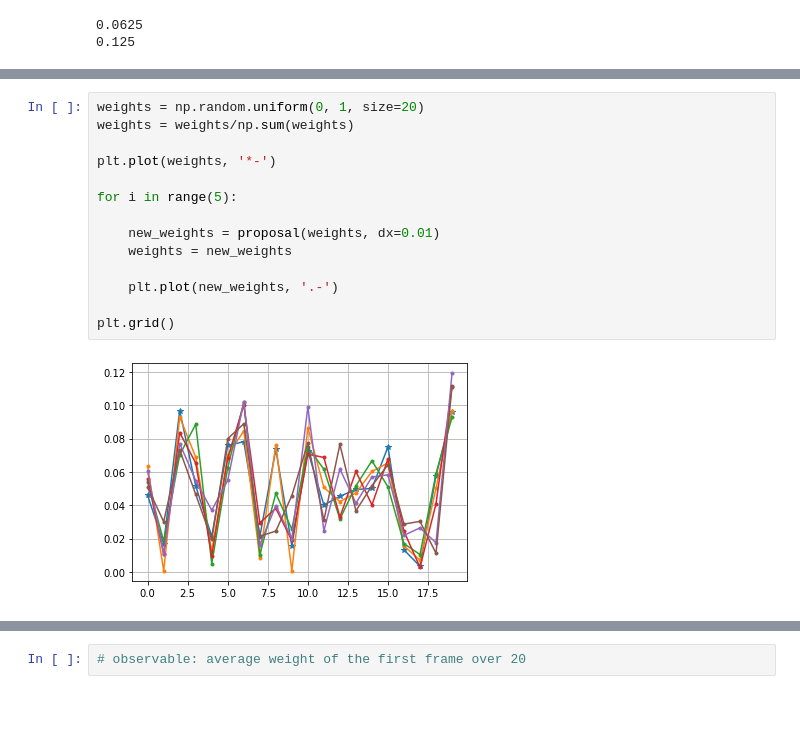
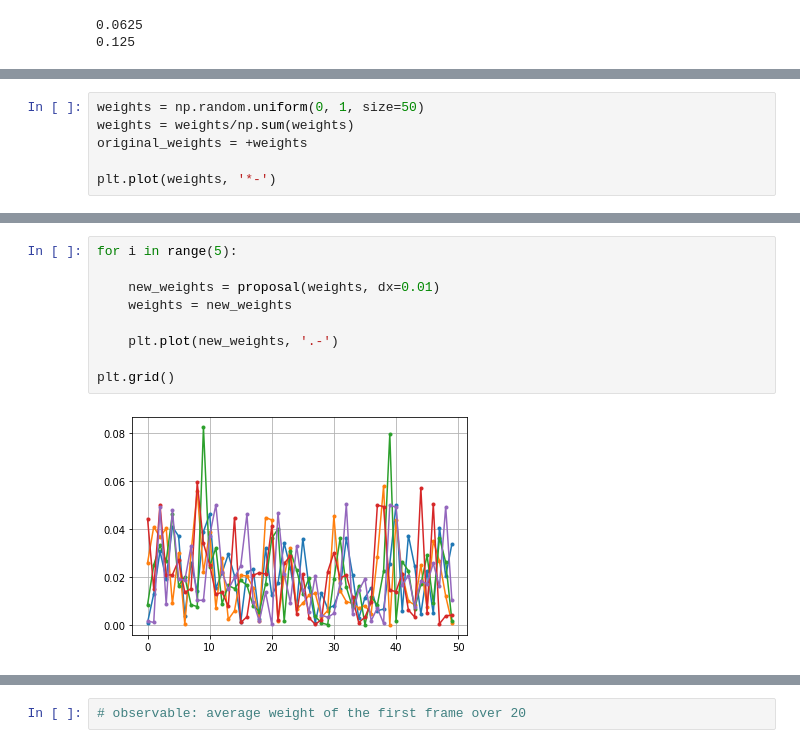
Before and after one commit to IvanGilardoni/Jeffreys_prior, a Jupyter notebook: main3.ipynb, the cells around one changed output, grey strips where cells are left out. Cells and saved outputs as stored; diff of their text form; blank space fills up the shorter version.

```diff
--- a/main3.ipynb
+++ b/main3.ipynb
@@ -87,0 +109,6 @@ energy_fun_full = {'fun': energy_fun, 'args': ([False])}
+# %%
+weights = np.random.uniform(0, 1, size=50)
+weights = weights/np.sum(weights)
+original_weights = +weights
+
+plt.plot(weights, '*-')
@@ -88,16 +118,11 @@ energy_fun_full = {'fun': energy_fun, 'args': ([False])}
 # %%
-weights = np.random.uniform(0, 1, size=20)
-weights = weights/np.sum(weights)
-
-plt.plot(weights, '*-')
-
 for i in range(5):
 
     new_weights = proposal(weights, dx=0.01)
     weights = new_weights
 
     plt.plot(new_weights, '.-')
 
 plt.grid()
 # %% [output]
-[figure, old version]
+[figure, new version]
```
Also changed, not shown: parts of 47 cells of this notebook, 1 other file.
